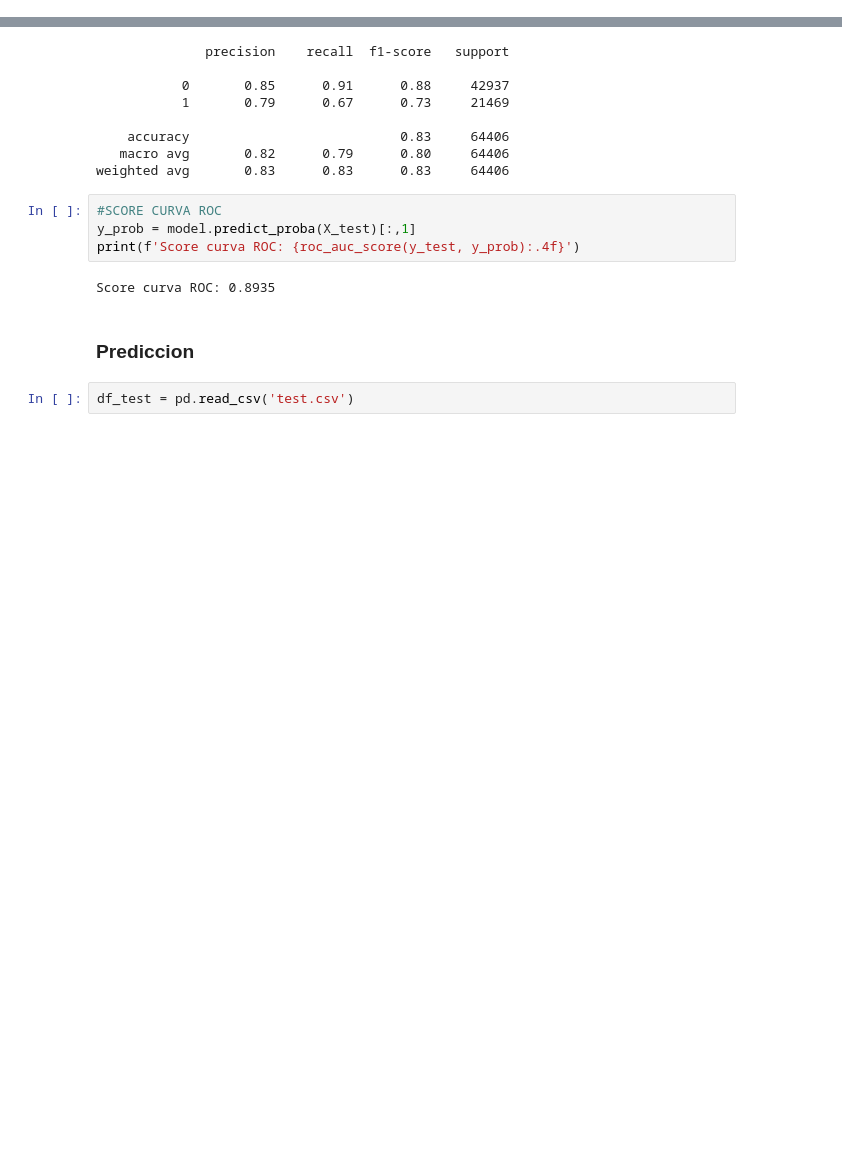
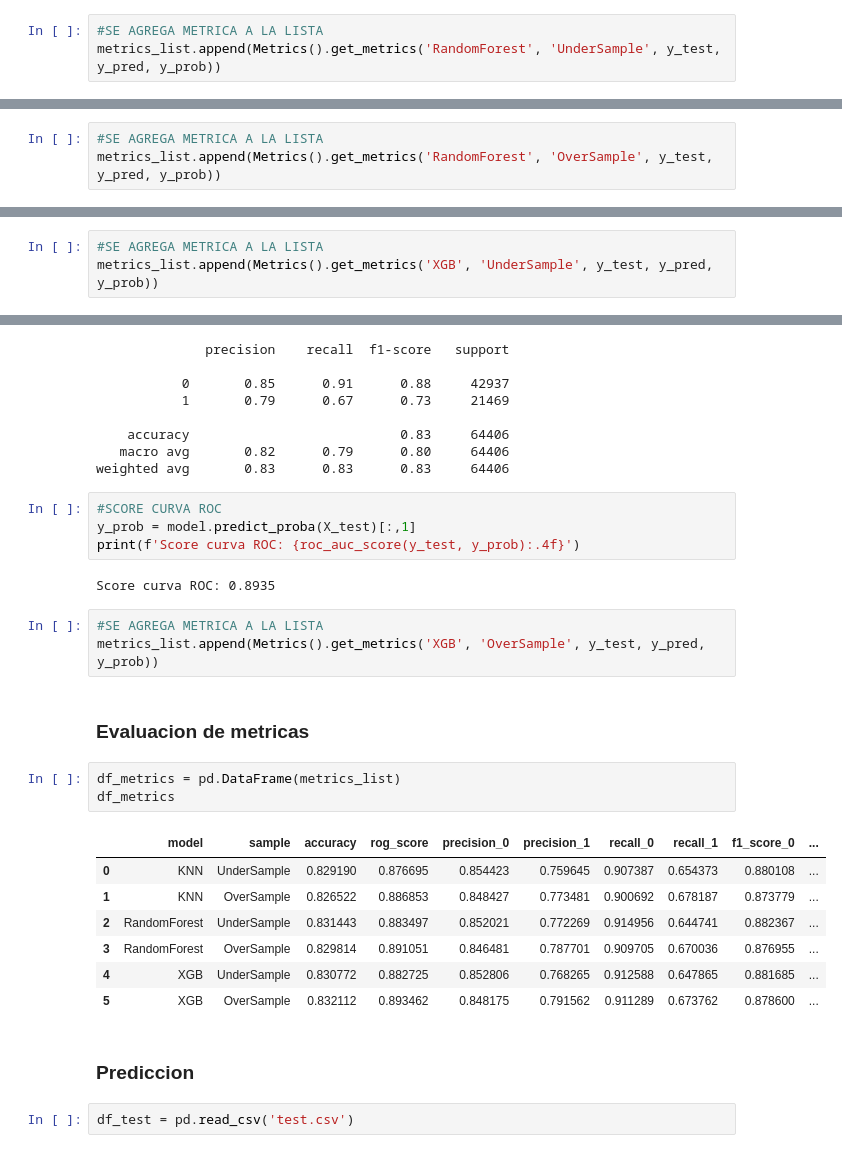
Before and after one commit to arielRas/KaggleCompetition-Coder52295, a Jupyter notebook: KaggleCompetition.ipynb, the cells around one changed output, grey strips where cells are left out. Saved outputs shown, nothing was run; the diff lists cells and outputs as text; blank space fills up the shorter version.

Commit message:
Se agrega comparacion de metricas

```diff
--- a/KaggleCompetition.ipynb
+++ b/KaggleCompetition.ipynb
@@ -570,3 +578,6 @@ Metrics().plot_roc_curve(y_test, y_prob)
+# %%
+#SE AGREGA METRICA A LA LISTA
+metrics_list.append(Metrics().get_metrics('RandomForest', 'UnderSample', y_test, y_pred, y_prob))
 # %% [markdown]
 #### Test OverSample
 # %%
@@ -616,6 +627,9 @@ y_prob = model.predict_proba(X_test)[:,1]
 print(f'Score curva ROC: {roc_auc_score(y_test, y_prob):.4f}')
 # %% [output]
 Score curva ROC: 0.8911
+# %%
+#SE AGREGA METRICA A LA LISTA
+metrics_list.append(Metrics().get_metrics('RandomForest', 'OverSample', y_test, y_pred, y_prob))
 # %% [markdown]
 ### XG-Boost - Entrenamiento y validacion simple del modelo
 # %% [markdown]
@@ -691,6 +705,9 @@ Score curva ROC: 0.8827
 Metrics().plot_roc_curve(y_test, y_prob)
 # %% [output]
 [figure]
+# %%
+#SE AGREGA METRICA A LA LISTA
+metrics_list.append(Metrics().get_metrics('XGB', 'UnderSample', y_test, y_pred, y_prob))
 # %% [markdown]
 #### Test OverSample
 # %%
@@ -741,6 +758,22 @@ y_prob = model.predict_proba(X_test)[:,1]
 print(f'Score curva ROC: {roc_auc_score(y_test, y_prob):.4f}')
 # %% [output]
 Score curva ROC: 0.8935
+# %%
+#SE AGREGA METRICA A LA LISTA
+metrics_list.append(Metrics().get_metrics('XGB', 'OverSample', y_test, y_pred, y_prob))
+# %% [markdown]
+### Evaluacion de metricas
+# %%
+df_metrics = pd.DataFrame(metrics_list)
+df_metrics
+# %% [output]
+|  | model | sample | accuracy | rog_score | precision_0 | precision_1 | recall_0 | recall_1 | f1_score_0 | ... |
+| 0 | KNN | UnderSample | 0.829190 | 0.876695 | 0.854423 | 0.759645 | 0.907387 | 0.654373 | 0.880108 | ... |
+| 1 | KNN | OverSample | 0.826522 | 0.886853 | 0.848427 | 0.773481 | 0.900692 | 0.678187 | 0.873779 | ... |
+| 2 | RandomForest | UnderSample | 0.831443 | 0.883497 | 0.852021 | 0.772269 | 0.914956 | 0.644741 | 0.882367 | ... |
+| 3 | RandomForest | OverSample | 0.829814 | 0.891051 | 0.846481 | 0.787701 | 0.909705 | 0.670036 | 0.876955 | ... |
+| 4 | XGB | UnderSample | 0.830772 | 0.882725 | 0.852806 | 0.768265 | 0.912588 | 0.647865 | 0.881685 | ... |
+| 5 | XGB | OverSample | 0.832112 | 0.893462 | 0.848175 | 0.791562 | 0.911289 | 0.673762 | 0.878600 | ... |
 # %% [markdown]
 ### Prediccion
 # %%
```
Also changed, not shown: parts of 5 cells of this notebook, 1 other file.
